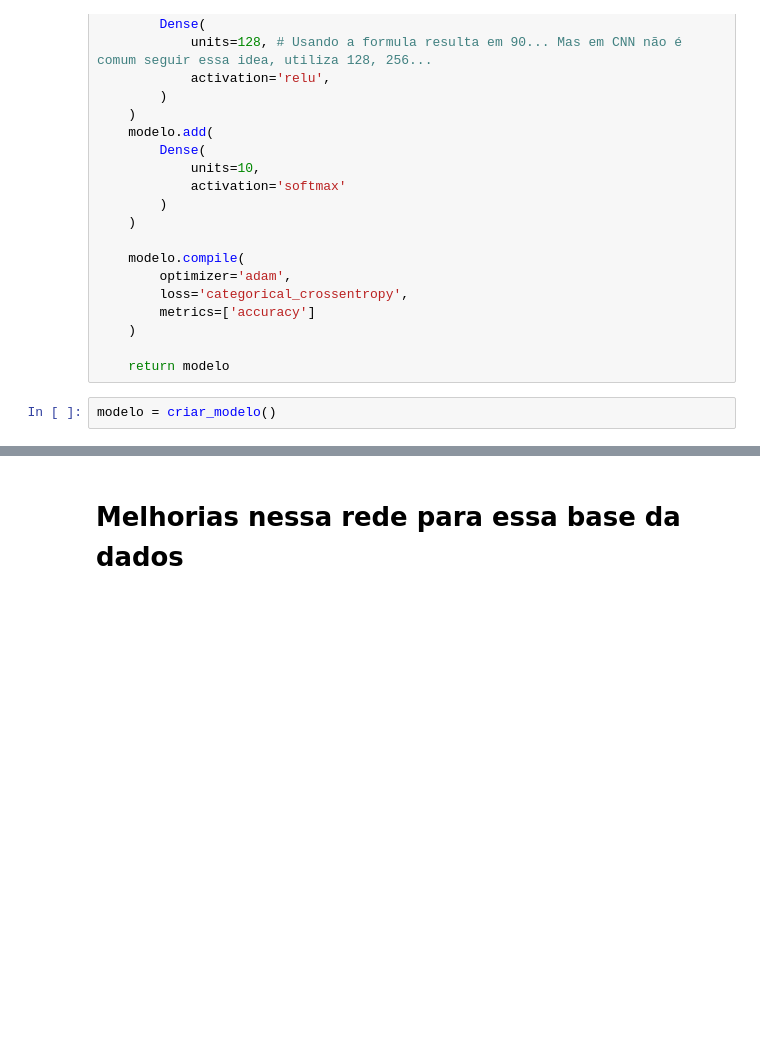
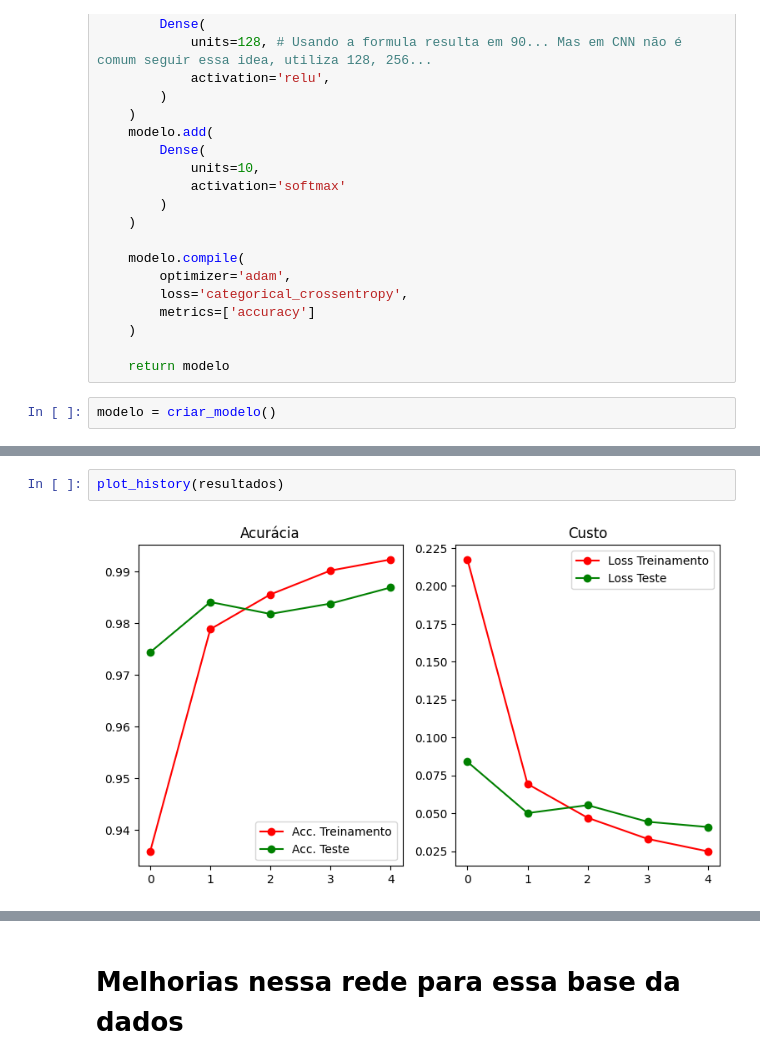
Before and after one commit to jp-turra/machine-learning, a Jupyter notebook: 04_model_mnist.ipynb, the cells around one changed output, grey strips where cells are left out. Drawn from its saved outputs; the diff is of its cells as text; blank space fills up the shorter version.

```diff
--- a/04_model_mnist.ipynb
+++ b/04_model_mnist.ipynb
@@ -213,3 +177,7 @@ plt.show()
+# %%
+plot_history(resultados)
+# %% [output]
+[figure, added]
 # %%
 avaliacao = modelo.evaluate(
     x=entradas_teste,
```
Also changed, not shown: parts of 17 cells of this notebook, 3 other files.
